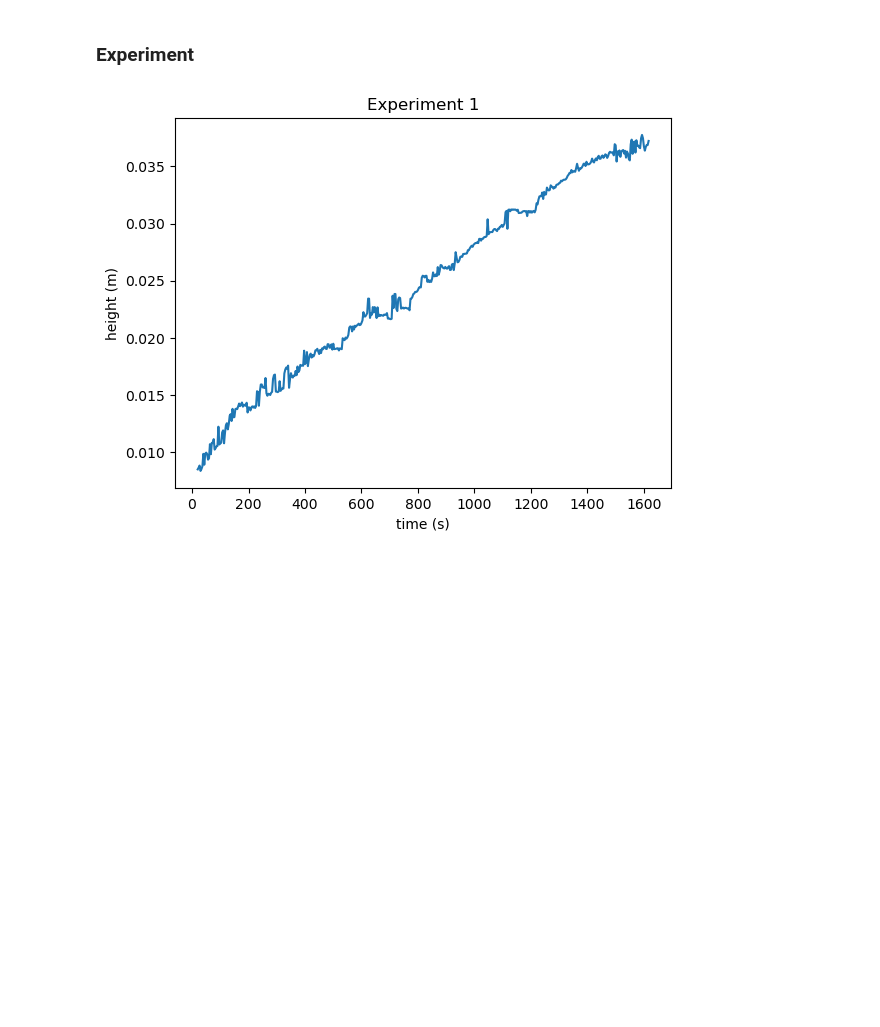
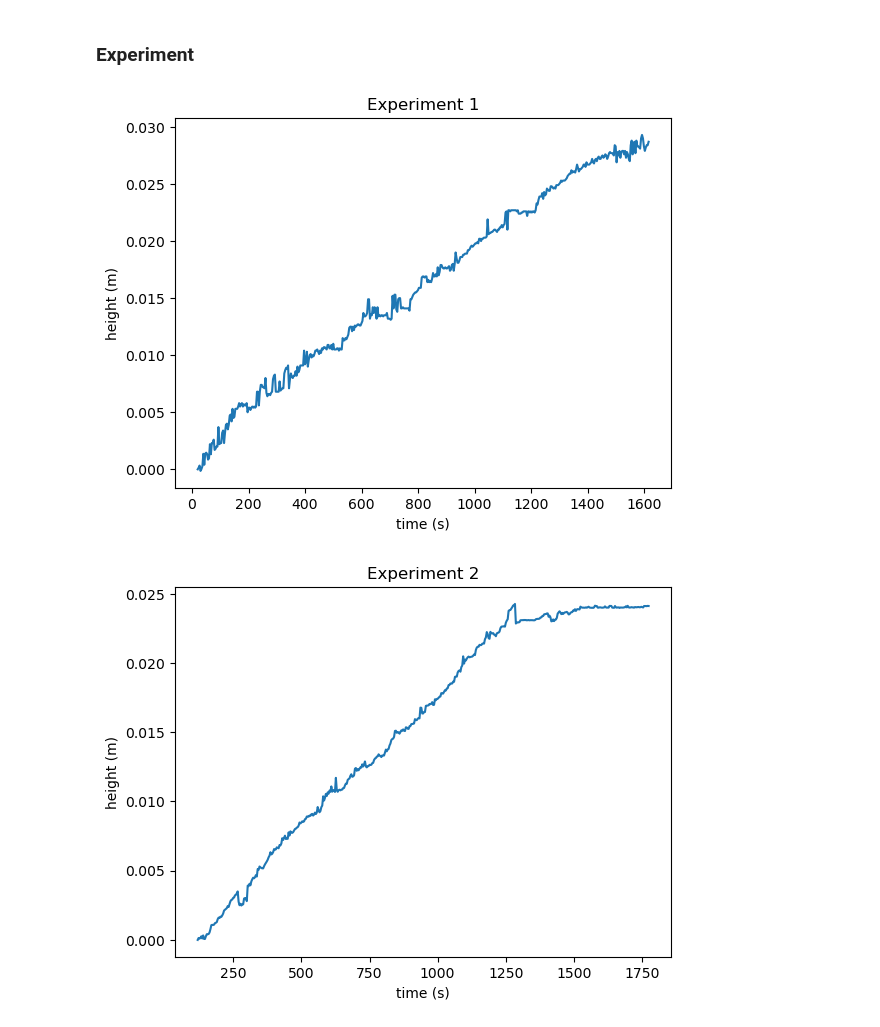
Before and after one commit to Linuxable/FT-honours, a Jupyter notebook: numeriek.ipynb, the cells around one changed output. Drawn from its saved outputs; the diff is of its cells as text; code cells hidden in the pictures; blank space fills up the shorter version.

Commit message:
tweede experiment toegevoegd

```diff
--- a/numeriek.ipynb
+++ b/numeriek.ipynb
@@ -130,9 +125,26 @@ y_data = data[:,2]
+# %%
+#Data importeren
+data1 = np.loadtxt(r"C:\Users\jesse\FT-honours\FT_Honours_Data2.csv", delimiter=';', skiprows=1, usecols=[2,3,4],max_rows=480)
+t_data1 = data1[:,0]
+y_data1 = data1[:,2]-data1[0,2] #Aftrekken van startwaarde
+
+data2 = np.loadtxt(r"C:\Users\jesse\FT-honours\FT_Honours_Data2.csv", delimiter=';', skiprows=1, usecols=[6,7,8],max_rows=497)
+t_data2 = data2[:,0]
+y_data2 = data2[:,2]-data2[0,2] #Aftrekken van startwaarde
 # %%
 plt.figure()
 plt.title('Experiment 1')
-plt.plot(t_data,y_data)
+plt.plot(t_data1,y_data1)
 plt.xlabel('time (s)')
 plt.ylabel('height (m)')
 plt.show()
+
+plt.figure()
+plt.title('Experiment 2')
+plt.plot(t_data2,y_data2)
+plt.xlabel('time (s)')
+plt.ylabel('height (m)')
+plt.show()
 # %% [output]
-[figure, old version]
+[figure, new version]
+[figure, added]
```
Also changed, not shown: parts of 1 cell of this notebook, 1 other file.
